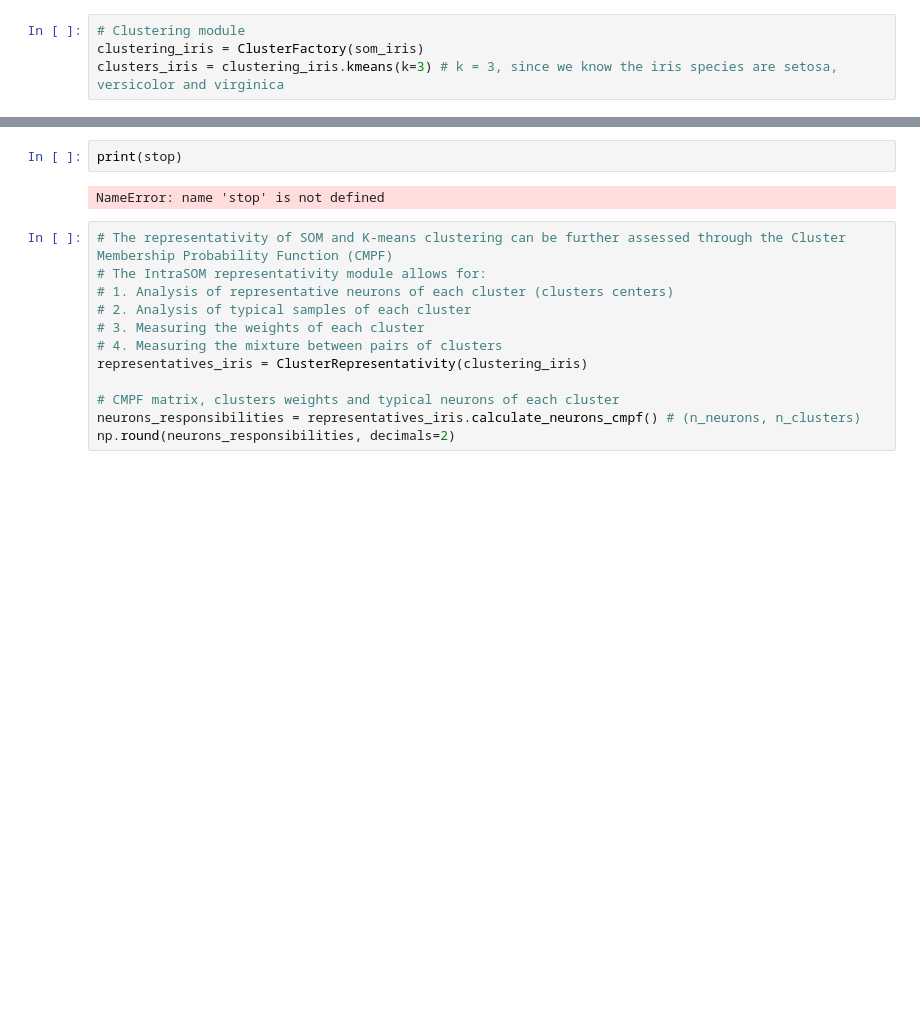
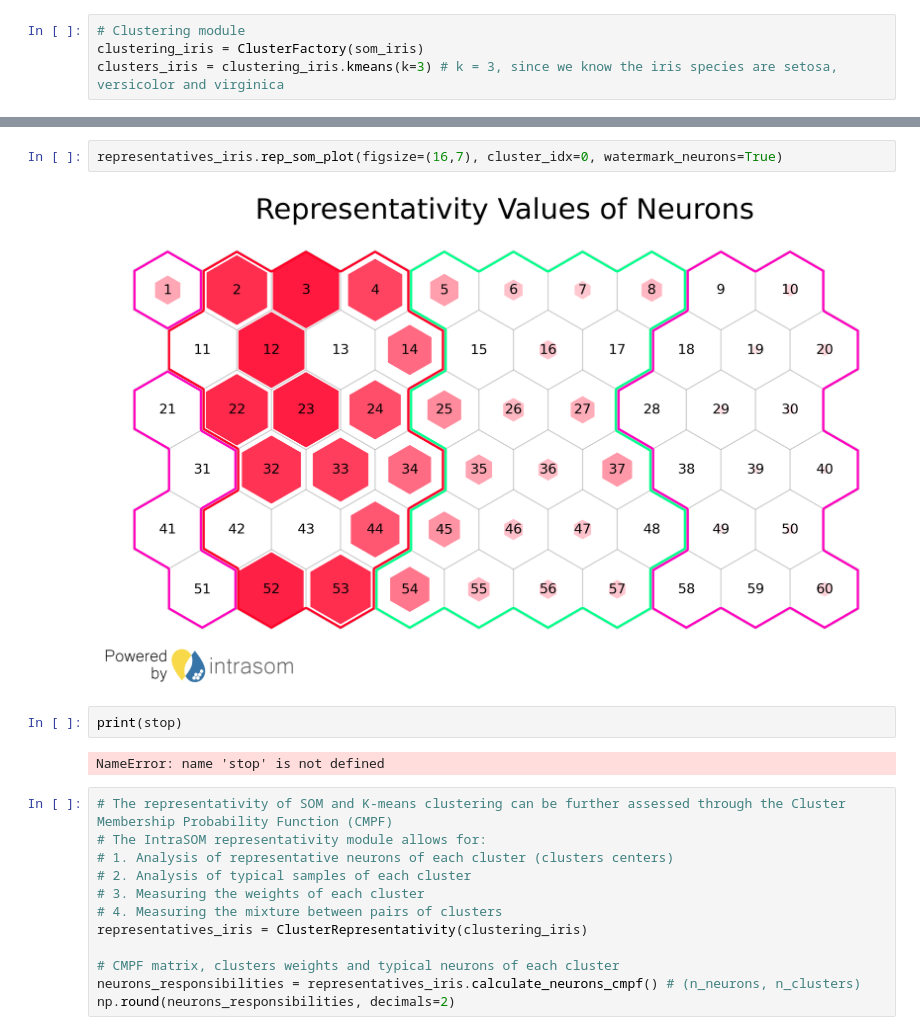
Before and after one commit to InTRA-USP/IntraSOM, a Jupyter notebook: examples/rep_cluster.ipynb, the cells around one changed output, grey strips where cells are left out. Saved outputs shown, nothing was run; the diff lists cells and outputs as text; blank space fills up the shorter version.

```diff
--- a/examples/rep_cluster.ipynb
+++ b/examples/rep_cluster.ipynb
@@ -204,3 +208,7 @@ array([3, 3, 3, 1, 1, 1, 1, 2, 2, 2, 3, 3, 1, 1, 1, 1, 3, 2, 2, 3, 3, 3,
+# %%
+representatives_iris.rep_som_plot(figsize=(16,7), cluster_idx=0, watermark_neurons=True)
+# %% [output]
+[figure, added]
 # %%
 print(stop)
 # %% [output]
```
Also changed, not shown: parts of 8 cells of this notebook, 1 other file.
